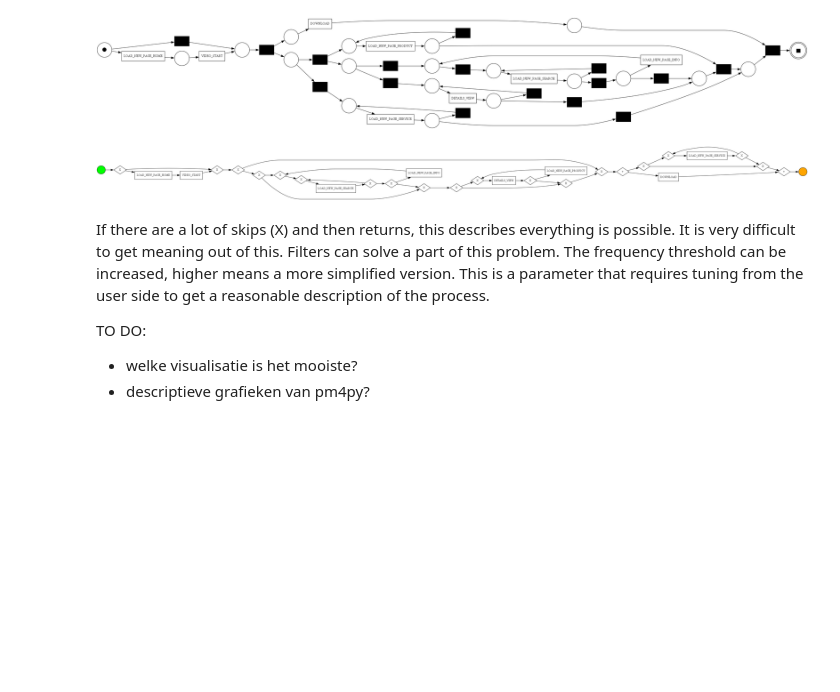
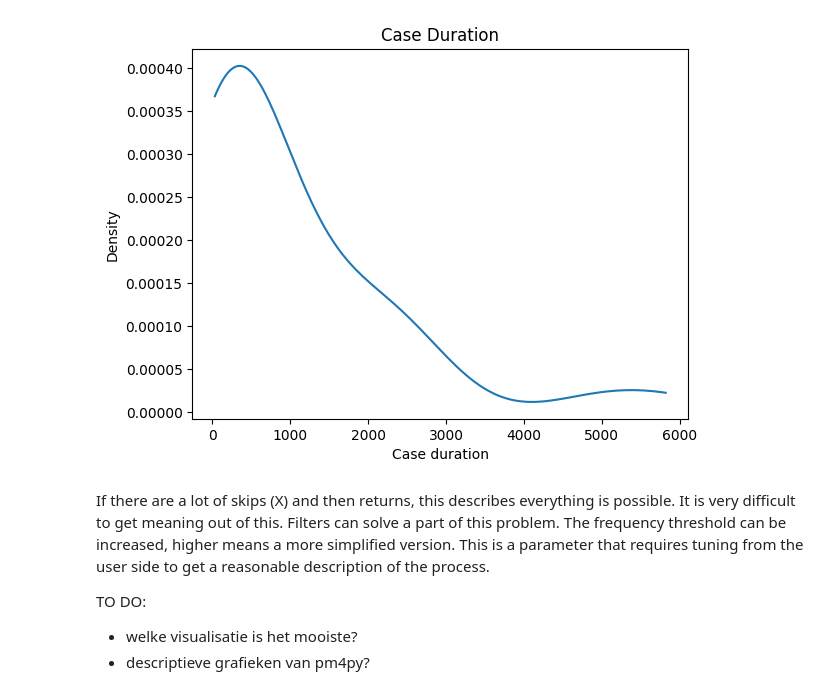
Before and after one commit to TimCosemans/ALGO-Smeg, a Jupyter notebook: src/models/process_model.ipynb, the cells around one changed output. Cells and saved outputs as stored; diff of their text form; code cells hidden in the pictures; blank space fills up the shorter version.

```diff
--- a/src/models/process_model.ipynb
+++ b/src/models/process_model.ipynb
@@ -56,9 +55,17 @@ filtered_data = pm4py.filter_event_attribute_values(filtered_data, attribute_key
                                                     values=platform, level="case", retain=True,
                                                     case_id_key="key")
 
-filtered_data = pm4py.filter_event_attribute_values(filtered_data, attribute_key="event",
-                                                    values=events_needed, level="case", retain=True,
-                                                    case_id_key="key")
+if filter == "and":
+
+    for event in events_needed:
+        filtered_data = pm4py.filter_event_attribute_values(filtered_data, attribute_key="event",
+                                                            values=[event], level="case", retain=True,
+                                                            case_id_key="key")
+else:
+    filtered_data = pm4py.filter_event_attribute_values(filtered_data, attribute_key="event",
+                                                            values=events_needed, level="case", retain=True,
+                                                            case_id_key="key")
+
 filtered_data = pm4py.filter_event_attribute_values(filtered_data, attribute_key="event",
                                                     values=events_excluded, level="case", retain=False,
                                                     case_id_key="key")
@@ -69,0 +77,10 @@ TypeError: view_performance_dfg() missing 2 required positional arguments: 'star
+# %%
+%matplotlib inline
+filtered_data["Time"] = filtered_data["activityTime"].dt.round('30T').dt.time
+filtered_data["Event"] = np.where(filtered_data["event"].isin(events_needed), filtered_data["event"], "OTHER")
+
+df_plot = filtered_data.groupby(['Event', 'Time']).size().reset_index().pivot(columns='Event', index='Time', values=0)
+
+sns.set_theme(style="darkgrid", palette="bright")
+fig, ax = plt.subplots()
+df_plot.plot(kind='bar', stacked=True, ax=ax)
@@ -69,0 +90,7 @@ TypeError: view_performance_dfg() missing 2 required positional arguments: 'star
+# %%
+df_plot = filtered_data.groupby(["id", "sessionId"]).apply(lambda x: (x["activityTime"].max() - x["activityTime"].min()).total_seconds()).reset_index()
+df_plot.columns = ["id", "sessionId", "n_minutes"]
+df_plot["Time"] = (df_plot["n_minutes"]/60)
+
+sns.set_theme(style="darkgrid", palette="bright")
+sns.displot(df_plot, x="Time", binwidth=5)
@@ -69,0 +100,4 @@ TypeError: view_performance_dfg() missing 2 required positional arguments: 'star
+# %%
+sns.set_theme(style="darkgrid", palette="bright")
+fig2, ax2 = plt.subplots()
+sns.displot(df_plot, x="Time", binwidth=5, ax=ax2)
@@ -70,15 +108,7 @@ TypeError: view_performance_dfg() missing 2 required positional arguments: 'star
 # %%
-net, im, fm = pm4py.discover_petri_net_inductive(filtered_data, activity_key="event", timestamp_key="activityTime", case_id_key="key")
-pm4py.view_petri_net(net, im, fm)
+pm4py.view_case_duration_graph(filtered_data, activity_key="event", timestamp_key="activityTime", case_id_key="key")
 # %% [output]
-[figure, old version]
+[figure, new version]
-# %%
-process_tree = pm4py.discover_process_tree_inductive(filtered_data, activity_key="event", timestamp_key="activityTime", case_id_key="key",
-                                                     noise_threshold=noise_cutoff)
-bpmn_model = pm4py.convert_to_bpmn(process_tree)
-pm4py.view_bpmn(bpmn_model)
-# %% [output]
-[figure, removed]
 # %% [markdown]
 If there are a lot of skips (X) and then returns, this describes everything is possible. It is very difficult to get meaning out of this. Filters can solve a part of this problem. The frequency threshold can be increased, higher means a more simplified version. This is a parameter that requires tuning from the user side to get a reasonable description of the process.
 
```
Also changed, not shown: parts of 8 cells of this notebook, 5 other files.
